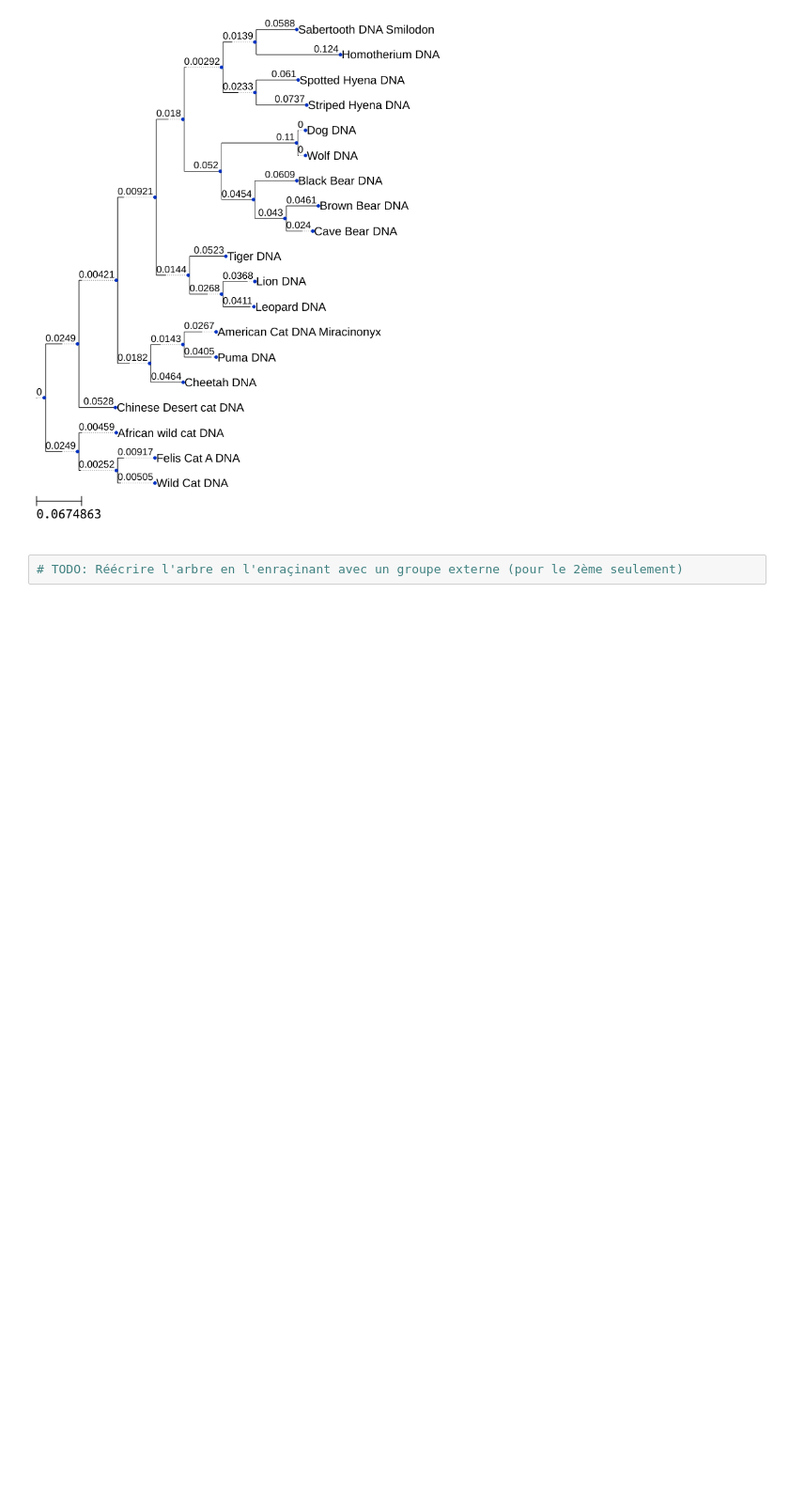
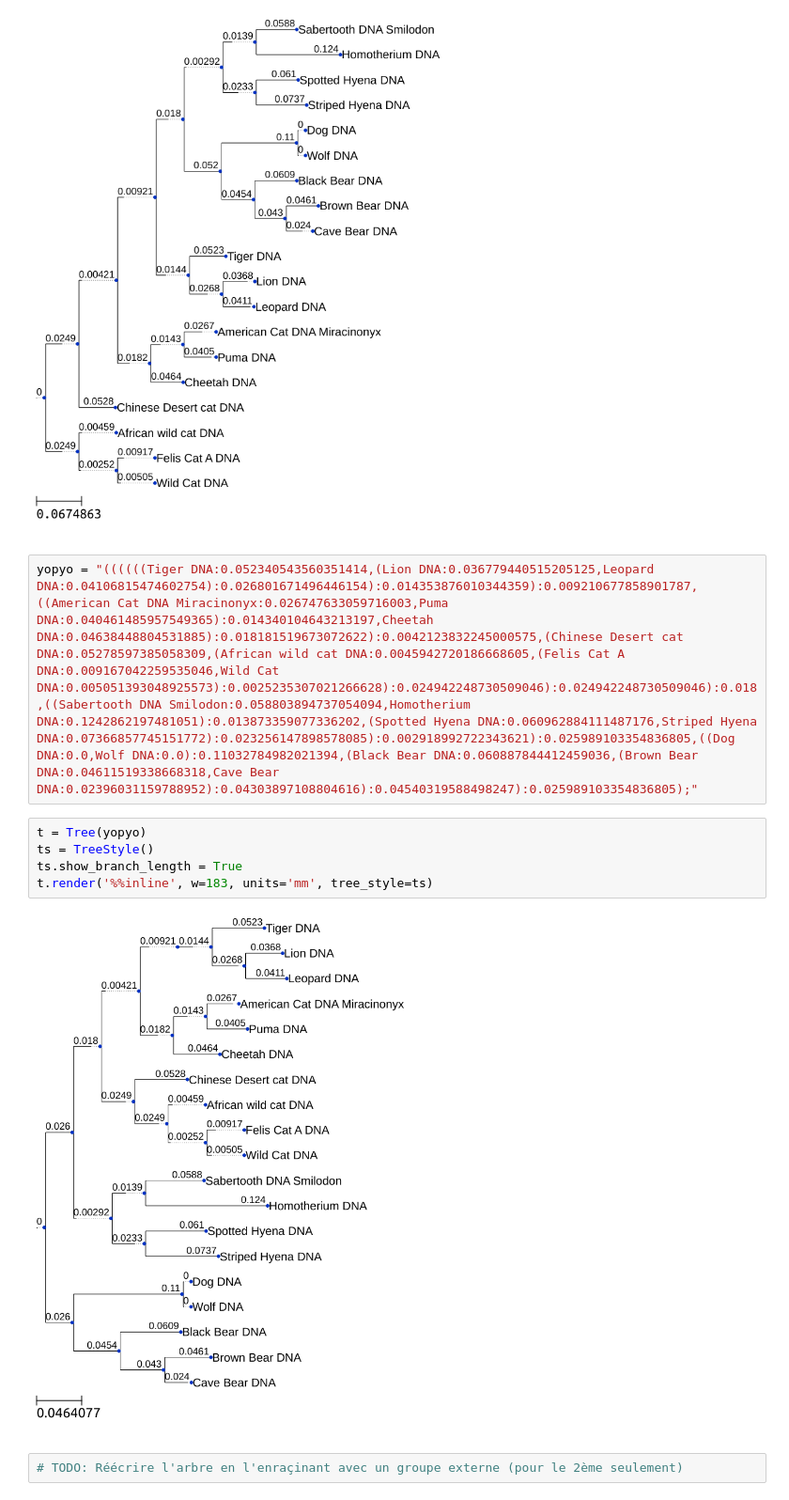
Before and after one commit to orthose/cat_phylo, a Jupyter notebook: projet_phylogenie.ipynb, the cells around one changed output. Shown at 94% size. Cells and saved outputs as stored; diff of their text form; blank space fills up the shorter version.

```diff
--- a/projet_phylogenie.ipynb
+++ b/projet_phylogenie.ipynb
@@ -827,6 +845,15 @@ t.render('%%inline', w=183, units='mm', tree_style=ts)
 # %% [output]
 (((((((Sabertooth DNA Smilodon:0.058803894737054094,Homotherium DNA:0.1242862197481051):0.013873359077336202,(Spotted Hyena DNA:0.060962884111487176,Striped Hyena DNA:0.07366857745151772):0.0232561478 ...
 [figure]
+# %%
+yopyo = "((((((Tiger DNA:0.052340543560351414,(Lion DNA:0.036779440515205125,Leopard DNA:0.04106815474602754):0.026801671496446154):0.014353876010344359):0.009210677858901787,((American Cat DNA Miracinonyx:0.026747633059716003,Puma DNA:0.040461485957549365):0.014340104643213197,Cheetah DNA:0.04638448804531885):0.018181519673072622):0.0042123832245000575,(Chinese Desert cat DNA:0.05278597385058309,(African wild cat DNA:0.0045942720186668605,(Felis Cat A DNA:0.009167042259535046,Wild Cat DNA:0.005051393048925573):0.0025235307021266628):0.024942248730509046):0.024942248730509046):0.018,((Sabertooth DNA Smilodon:0.058803894737054094,Homotherium DNA:0.1242862197481051):0.013873359077336202,(Spotted Hyena DNA:0.060962884111487176,Striped Hyena DNA:0.07366857745151772):0.023256147898578085):0.002918992722343621):0.025989103354836805,((Dog DNA:0.0,Wolf DNA:0.0):0.11032784982021394,(Black Bear DNA:0.060887844412459036,(Brown Bear DNA:0.04611519338668318,Cave Bear DNA:0.02396031159788952):0.04303897108804616):0.04540319588498247):0.025989103354836805);"
+# %%
+t = Tree(yopyo)
+ts = TreeStyle()
+ts.show_branch_length = True
+t.render('%%inline', w=183, units='mm', tree_style=ts)
+# %% [output]
+[figure, added]
 # %%
 # TODO: Réécrire l'arbre en l'enraçinant avec un groupe externe (pour le 2ème seulement)
 # %% [markdown]
```
Also changed, not shown: parts of 8 cells of this notebook.
